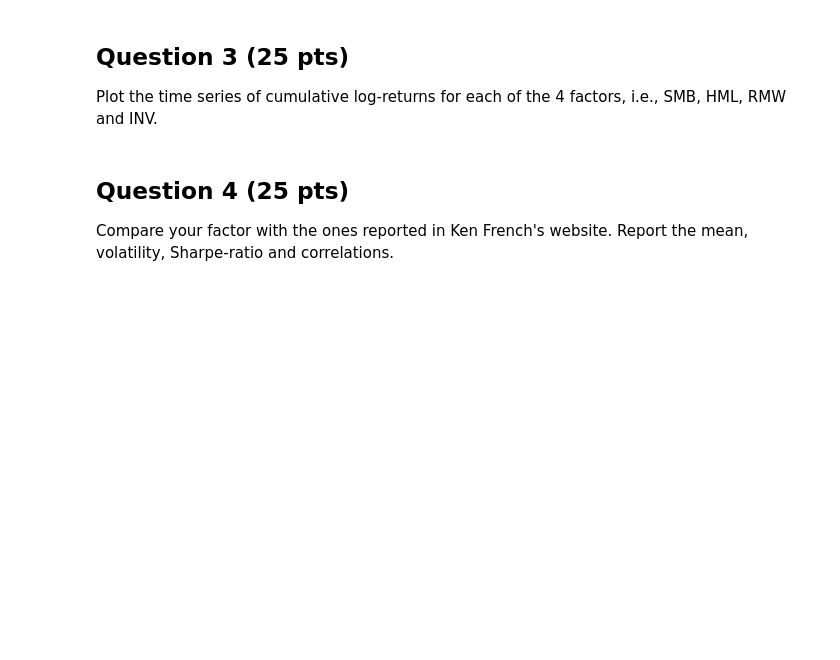
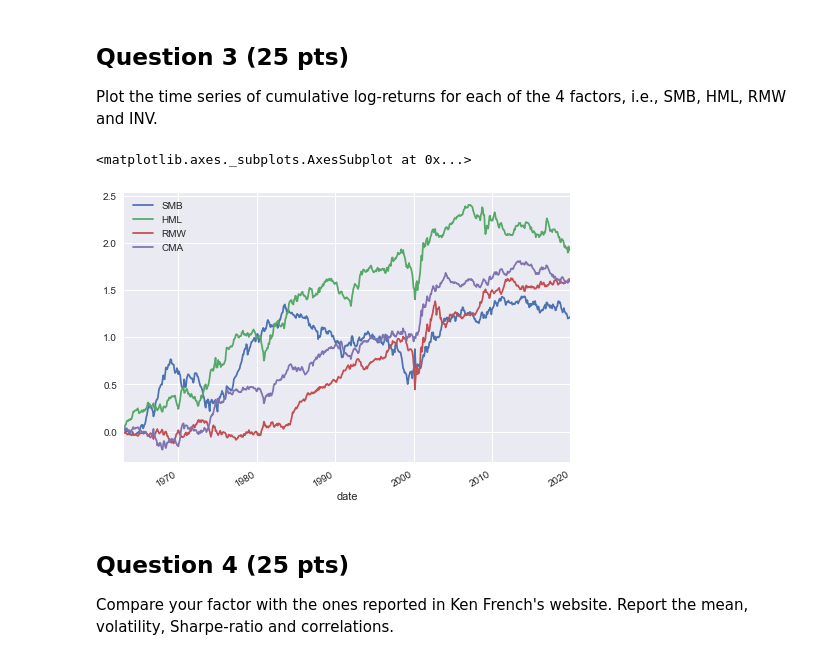
Before and after one commit to Jiashu5519/B9334, a Jupyter notebook: b9334_hw_iii_sol_Jiashu_Sun/Homework_iii_sol_sunjs.ipynb, the cells around one changed output. Cells and saved outputs as stored; diff of their text form; code cells hidden in the pictures; blank space fills up the shorter version.

```diff
--- a/b9334_hw_iii_sol_Jiashu_Sun/Homework_iii_sol_sunjs.ipynb
+++ b/b9334_hw_iii_sol_Jiashu_Sun/Homework_iii_sol_sunjs.ipynb
@@ -207,17 +207,20 @@ np.log(1+SMB_comp).cumsum().plot()
 
 Plot the time series of cumulative log-returns for each of the 4 factors, i.e., SMB, HML, RMW and INV.
 # %%
-factors = dict()
-factors['SMB'] = SMBs.mean(axis=1)
-factors['HML'] = (rets['beme'].loc[:, idx[:, "beme3"]].mean(axis=1) -
-                  rets['beme'].loc[:, idx[:, "beme1"]].mean(axis=1))
-factors['RMW'] = (rets['opbe'].loc[:, idx[:, "opbe3"]].mean(axis=1) -
-                  rets['opbe'].loc[:, idx[:, "opbe1"]].mean(axis=1))
-factors['CMA'] = (rets['inv'].loc[:, idx[:, "inv1"]].mean(axis=1) -
-                  rets['inv'].loc[:, idx[:, "inv3"]].mean(axis=1))
+ff_factors = dict()
+ff_factors['SMB'] = SMB_comp.mean(axis=1)
+ff_factors['HML'] = (res['beme'].loc[:, idx[:, "beme3"]].mean(axis=1) -
+                  res['beme'].loc[:, idx[:, "beme1"]].mean(axis=1))
+ff_factors['RMW'] = (res['opbe'].loc[:, idx[:, "opbe3"]].mean(axis=1) -
+                  res['opbe'].loc[:, idx[:, "opbe1"]].mean(axis=1))
+ff_factors['CMA'] = (res['inv'].loc[:, idx[:, "inv1"]].mean(axis=1) -
+                  res['inv'].loc[:, idx[:, "inv3"]].mean(axis=1))
 
-factors = pd.DataFrame(factors)
-np.log(1+factors).cumsum().plot()
+ff_factors = pd.DataFrame(ff_factors)
+np.log(1+ff_factors).cumsum().plot()
+# %% [output]
+<matplotlib.axes._subplots.AxesSubplot at 0x...>
+[figure, added]
 # %% [markdown]
 ## Question 4 (25 pts)
 
```
Also changed, not shown: parts of 8 cells of this notebook.
